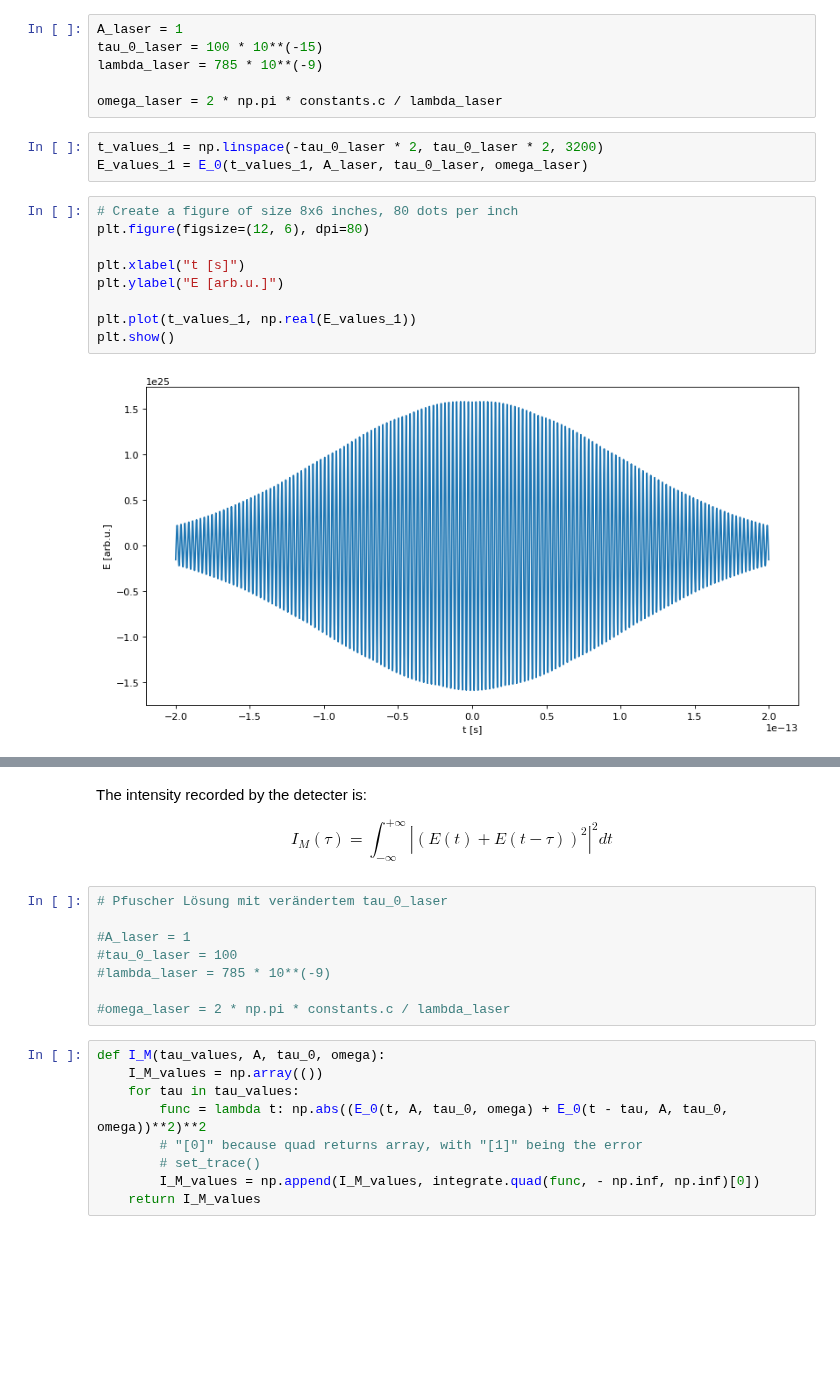
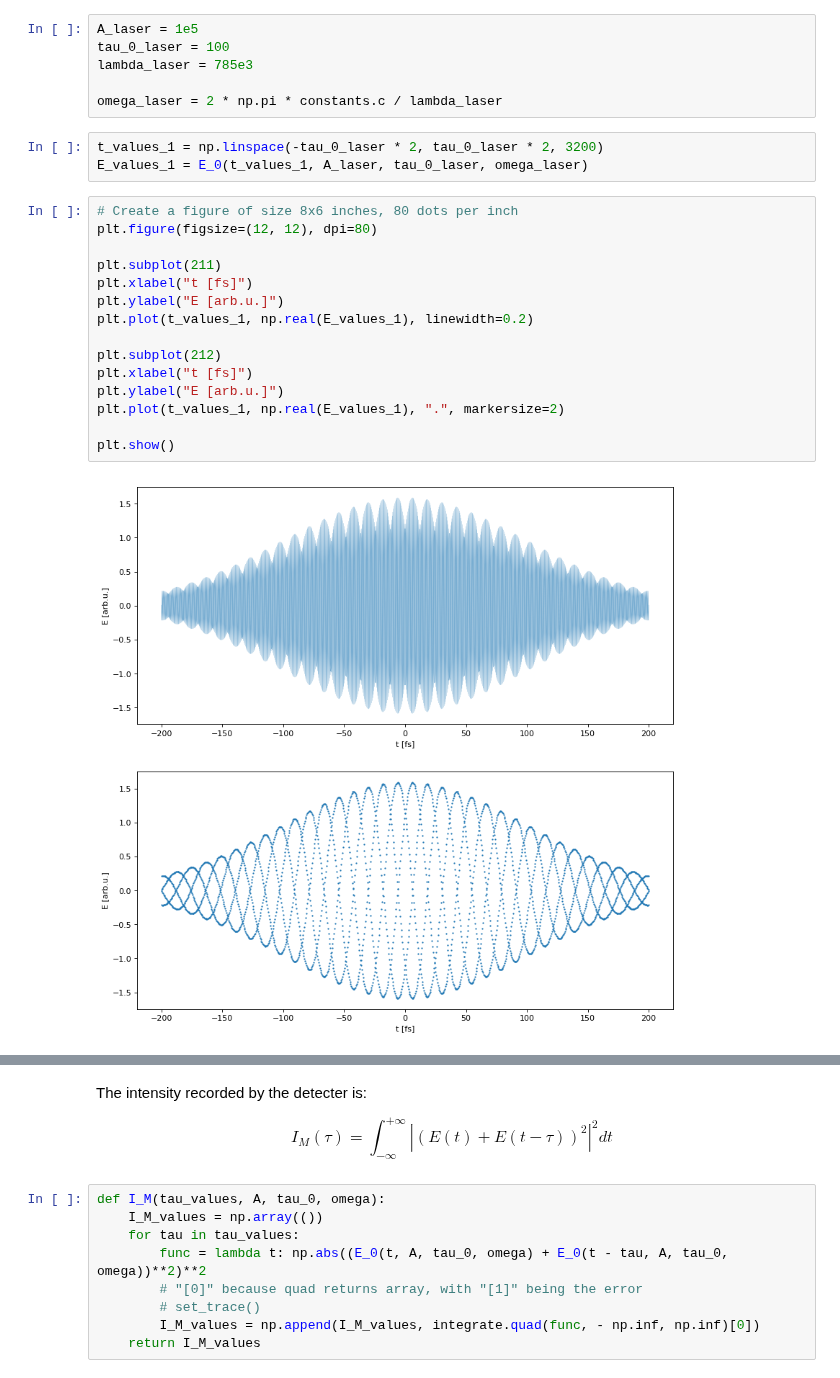
Before and after one commit to JKU-HFP/Chirp-Diagnostic, a Jupyter notebook: Simulating_Optical_Autocorrelation_of_Laser_with_Chirp.ipynb, the cells around one changed output, grey strips where cells are left out. Cells and saved outputs as stored; diff of their text form; blank space fills up the shorter version.

Commit message:
Inserted times in fs and length in fm so the values won't be that big/small. Integrating now works.

```diff
--- a/Simulating_Optical_Autocorrelation_of_Laser_with_Chirp.ipynb
+++ b/Simulating_Optical_Autocorrelation_of_Laser_with_Chirp.ipynb
@@ -33,7 +39,7 @@ We choose 1 for the original pulse area $A$.
 # %%
-A_laser = 1
-tau_0_laser = 100 * 10**(-15)
-lambda_laser = 785 * 10**(-9)
+A_laser = 1e5
+tau_0_laser = 100
+lambda_laser = 785e3
 
 omega_laser = 2 * np.pi * constants.c / lambda_laser
 # %%
@@ -41,15 +47,21 @@ t_values_1 = np.linspace(-tau_0_laser * 2, tau_0_laser * 2, 3200)
 E_values_1 = E_0(t_values_1, A_laser, tau_0_laser, omega_laser)
 # %%
 # Create a figure of size 8x6 inches, 80 dots per inch
-plt.figure(figsize=(12, 6), dpi=80)
+plt.figure(figsize=(12, 12), dpi=80)
 
-plt.xlabel("t [s]")
+plt.subplot(211)
+plt.xlabel("t [fs]")
 plt.ylabel("E [arb.u.]")
+plt.plot(t_values_1, np.real(E_values_1), linewidth=0.2)
 
-plt.plot(t_values_1, np.real(E_values_1))
+plt.subplot(212)
+plt.xlabel("t [fs]")
+plt.ylabel("E [arb.u.]")
+plt.plot(t_values_1, np.real(E_values_1), ".", markersize=2)
+
 plt.show()
 # %% [output]
-[figure, old version]
+[figure, new version]
 # %% [markdown]
 # Interferometric autocorrelation
 
@@ -65,14 +77,6 @@ Setup for an interferometric autocorrelator, similar to the field autocorrelator
 The intensity recorded by the detecter is:
 
 $$ I_M(\tau) = \int_{-\infty}^{+\infty}|(E(t)+E(t-\tau))^2|^2dt $$
-# %%
-# Pfuscher Lösung mit verändertem tau_0_laser
-
-#A_laser = 1
-#tau_0_laser = 100
-#lambda_laser = 785 * 10**(-9)
-
-#omega_laser = 2 * np.pi * constants.c / lambda_laser
 # %%
 def I_M(tau_values, A, tau_0, omega):
     I_M_values = np.array(())
```
Also changed, not shown: parts of 5 cells of this notebook.
